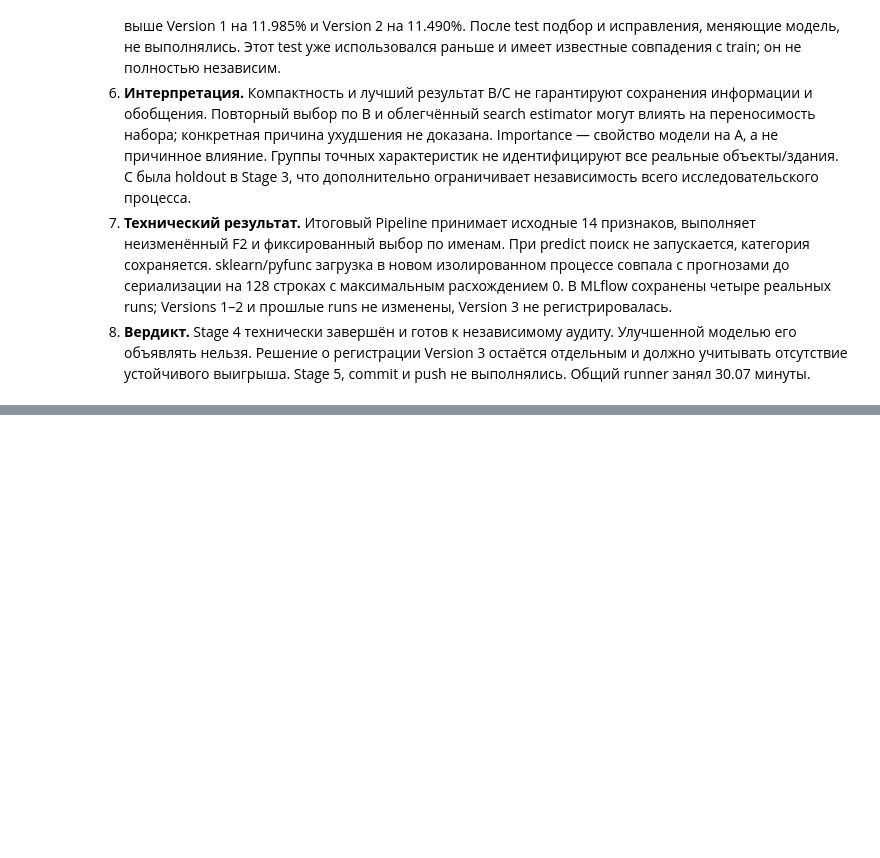
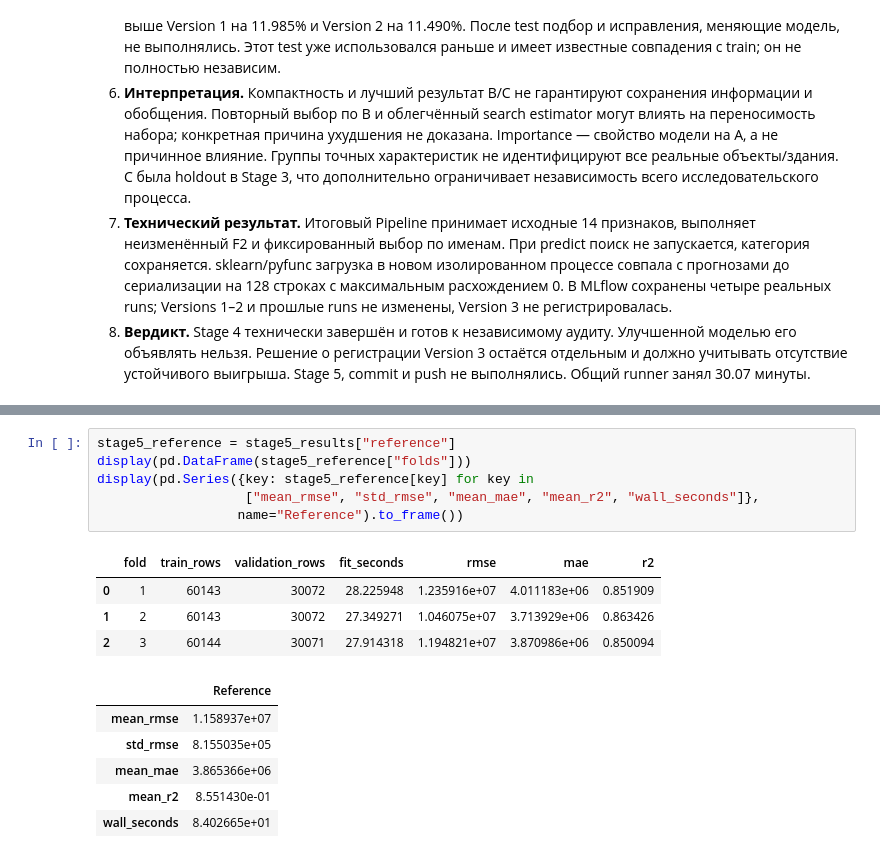
Before and after one commit to egpozd/mle-mlflow, a Jupyter notebook: model_improvement/model_improvement.ipynb, the cells around one changed output, grey strips where cells are left out. Saved outputs shown, nothing was run; the diff lists cells and outputs as text; blank space fills up the shorter version.

```diff
--- a/model_improvement/model_improvement.ipynb
+++ b/model_improvement/model_improvement.ipynb
@@ -1102,0 +1302,17 @@ Train не изменён. Commit/push и регистрация Version 3 не
+# %%
+stage5_reference = stage5_results["reference"]
+display(pd.DataFrame(stage5_reference["folds"]))
+display(pd.Series({key: stage5_reference[key] for key in
+                   ["mean_rmse", "std_rmse", "mean_mae", "mean_r2", "wall_seconds"]},
+                  name="Reference").to_frame())
+# %% [output]
+|  | fold | train_rows | validation_rows | fit_seconds | rmse | mae | r2 |
+| 0 | 1 | 60143 | 30072 | 28.225948 | 1.235916e+07 | 4.011183e+06 | 0.851909 |
+| 1 | 2 | 60143 | 30072 | 27.349271 | 1.046075e+07 | 3.713929e+06 | 0.863426 |
+| 2 | 3 | 60144 | 30071 | 27.914318 | 1.194821e+07 | 3.870986e+06 | 0.850094 |
+|  | Reference |
+| mean_rmse | 1.158937e+07 |
+| std_rmse | 8.155035e+05 |
+| mean_mae | 3.865366e+06 |
+| mean_r2 | 8.551430e-01 |
+| wall_seconds | 8.402665e+01 |
```
Also changed, not shown: parts of 24 cells of this notebook, 3 other files.
